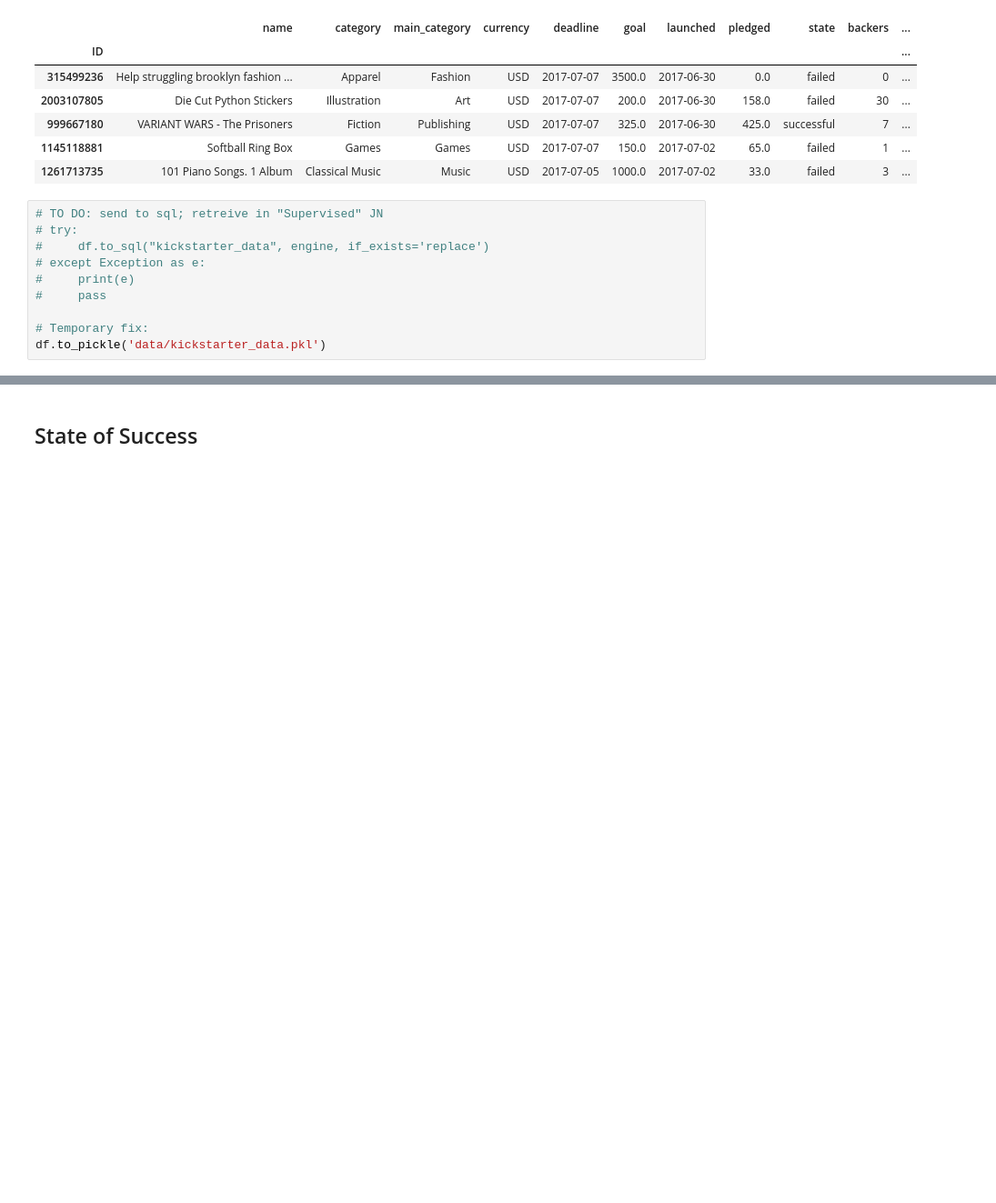
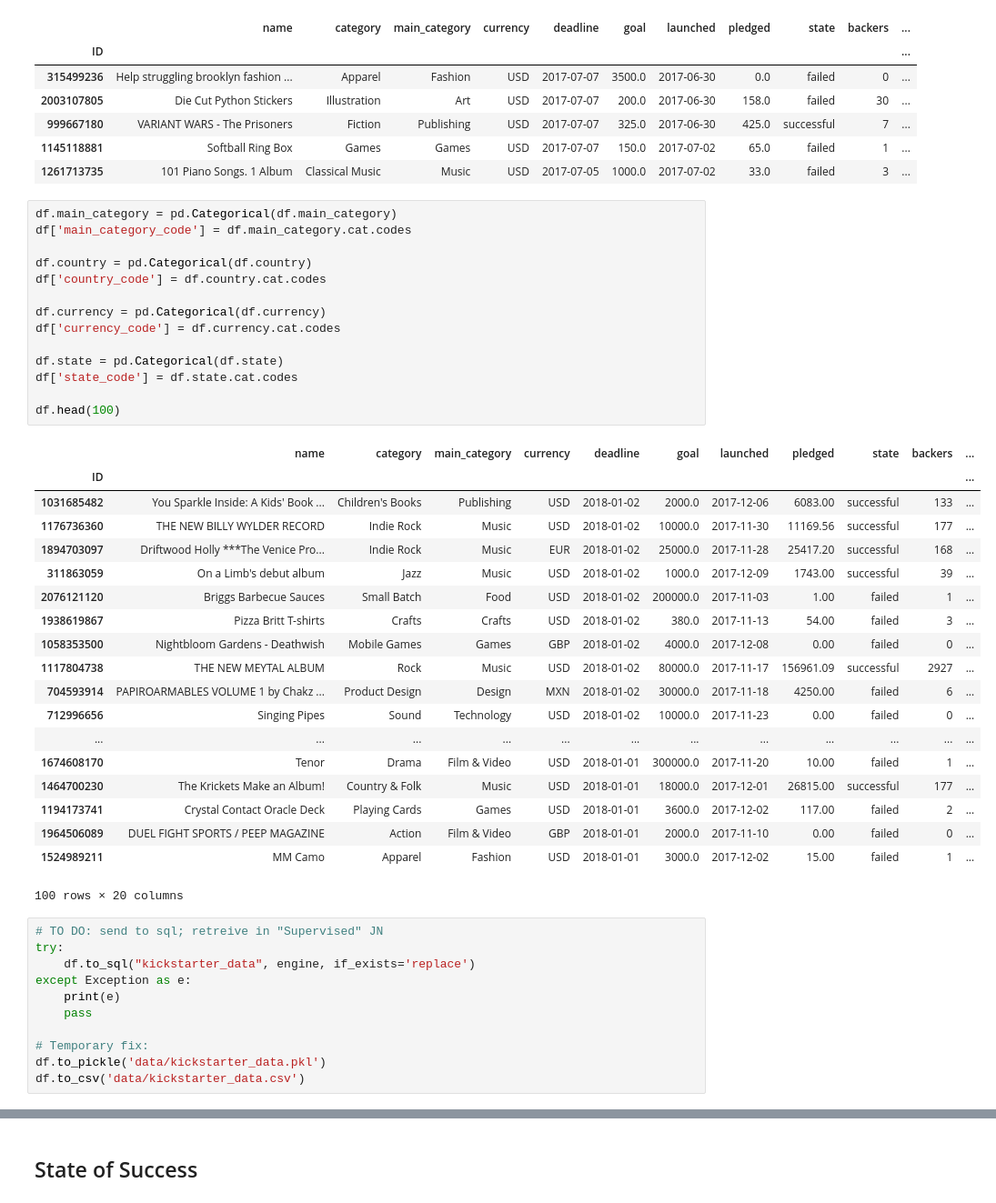
Before and after one commit to cipher813/McMahon_Metis, a Jupyter notebook: Project_3/3_Kickstarter_Data.ipynb, the cells around one changed output, grey strips where cells are left out. Shown at 91% size. Cells and saved outputs as stored; diff of their text form; blank space fills up the shorter version.

Commit message:
adding kickstarter analysis drafts

```diff
--- a/Project_3/3_Kickstarter_Data.ipynb
+++ b/Project_3/3_Kickstarter_Data.ipynb
@@ -88,13 +88,48 @@ df.tail()
 | 999667180 | VARIANT WARS - The Prisoners | Fiction | Publishing | USD | 2017-07-07 | 325.0 | 2017-06-30 | 425.0 | successful | 7 | ... |
 | 1145118881 | Softball Ring Box | Games | Games | USD | 2017-07-07 | 150.0 | 2017-07-02 | 65.0 | failed | 1 | ... |
 | 1261713735 | 101 Piano Songs. 1 Album | Classical Music | Music | USD | 2017-07-05 | 1000.0 | 2017-07-02 | 33.0 | failed | 3 | ... |
+# %%
+df.main_category = pd.Categorical(df.main_category)
+df['main_category_code'] = df.main_category.cat.codes
+
+df.country = pd.Categorical(df.country)
+df['country_code'] = df.country.cat.codes
+
+df.currency = pd.Categorical(df.currency)
+df['currency_code'] = df.currency.cat.codes
+
+df.state = pd.Categorical(df.state)
+df['state_code'] = df.state.cat.codes
+
+df.head(100)
+# %% [output]
+|  | name | category | main_category | currency | deadline | goal | launched | pledged | state | backers | ... |
+| ID |  |  |  |  |  |  |  |  |  |  | ... |
+| 1031685482 | You Sparkle Inside: A Kids' Book ... | Children's Books | Publishing | USD | 2018-01-02 | 2000.0 | 2017-12-06 | 6083.00 | successful | 133 | ... |
+| 1176736360 | THE NEW BILLY WYLDER RECORD | Indie Rock | Music | USD | 2018-01-02 | 10000.0 | 2017-11-30 | 11169.56 | successful | 177 | ... |
+| 1894703097 | Driftwood Holly ***The Venice Pro... | Indie Rock | Music | EUR | 2018-01-02 | 25000.0 | 2017-11-28 | 25417.20 | successful | 168 | ... |
+| 311863059 | On a Limb's debut album | Jazz | Music | USD | 2018-01-02 | 1000.0 | 2017-12-09 | 1743.00 | successful | 39 | ... |
+| 2076121120 | Briggs Barbecue Sauces | Small Batch | Food | USD | 2018-01-02 | 200000.0 | 2017-11-03 | 1.00 | failed | 1 | ... |
+| 1938619867 | Pizza Britt T-shirts | Crafts | Crafts | USD | 2018-01-02 | 380.0 | 2017-11-13 | 54.00 | failed | 3 | ... |
+| 1058353500 | Nightbloom Gardens - Deathwish | Mobile Games | Games | GBP | 2018-01-02 | 4000.0 | 2017-12-08 | 0.00 | failed | 0 | ... |
+| 1117804738 | THE NEW MEYTAL ALBUM | Rock | Music | USD | 2018-01-02 | 80000.0 | 2017-11-17 | 156961.09 | successful | 2927 | ... |
+| 704593914 | PAPIROARMABLES VOLUME 1 by Chakz ... | Product Design | Design | MXN | 2018-01-02 | 30000.0 | 2017-11-18 | 4250.00 | failed | 6 | ... |
+| 712996656 | Singing Pipes | Sound | Technology | USD | 2018-01-02 | 10000.0 | 2017-11-23 | 0.00 | failed | 0 | ... |
+| ... | ... | ... | ... | ... | ... | ... | ... | ... | ... | ... | ... |
+| 1674608170 | Tenor | Drama | Film & Video | USD | 2018-01-01 | 300000.0 | 2017-11-20 | 10.00 | failed | 1 | ... |
+| 1464700230 | The Krickets Make an Album! | Country & Folk | Music | USD | 2018-01-01 | 18000.0 | 2017-12-01 | 26815.00 | successful | 177 | ... |
+| 1194173741 | Crystal Contact Oracle Deck | Playing Cards | Games | USD | 2018-01-01 | 3600.0 | 2017-12-02 | 117.00 | failed | 2 | ... |
+| 1964506089 | DUEL FIGHT SPORTS / PEEP MAGAZINE | Action | Film & Video | GBP | 2018-01-01 | 2000.0 | 2017-11-10 | 0.00 | failed | 0 | ... |
+| 1524989211 | MM Camo | Apparel | Fashion | USD | 2018-01-01 | 3000.0 | 2017-12-02 | 15.00 | failed | 1 | ... |
+100 rows × 20 columns
 # %%
 # TO DO: send to sql; retreive in "Supervised" JN
-# try:
-#     df.to_sql("kickstarter_data", engine, if_exists='replace')
-# except Exception as e:
-#     print(e)
-#     pass
+try:
+    df.to_sql("kickstarter_data", engine, if_exists='replace')
+except Exception as e:
+    print(e)
+    pass
 
 # Temporary fix:
 df.to_pickle('data/kickstarter_data.pkl')
+df.to_csv('data/kickstarter_data.csv')
```
Also changed, not shown: parts of 12 cells of this notebook, 7 other files.
